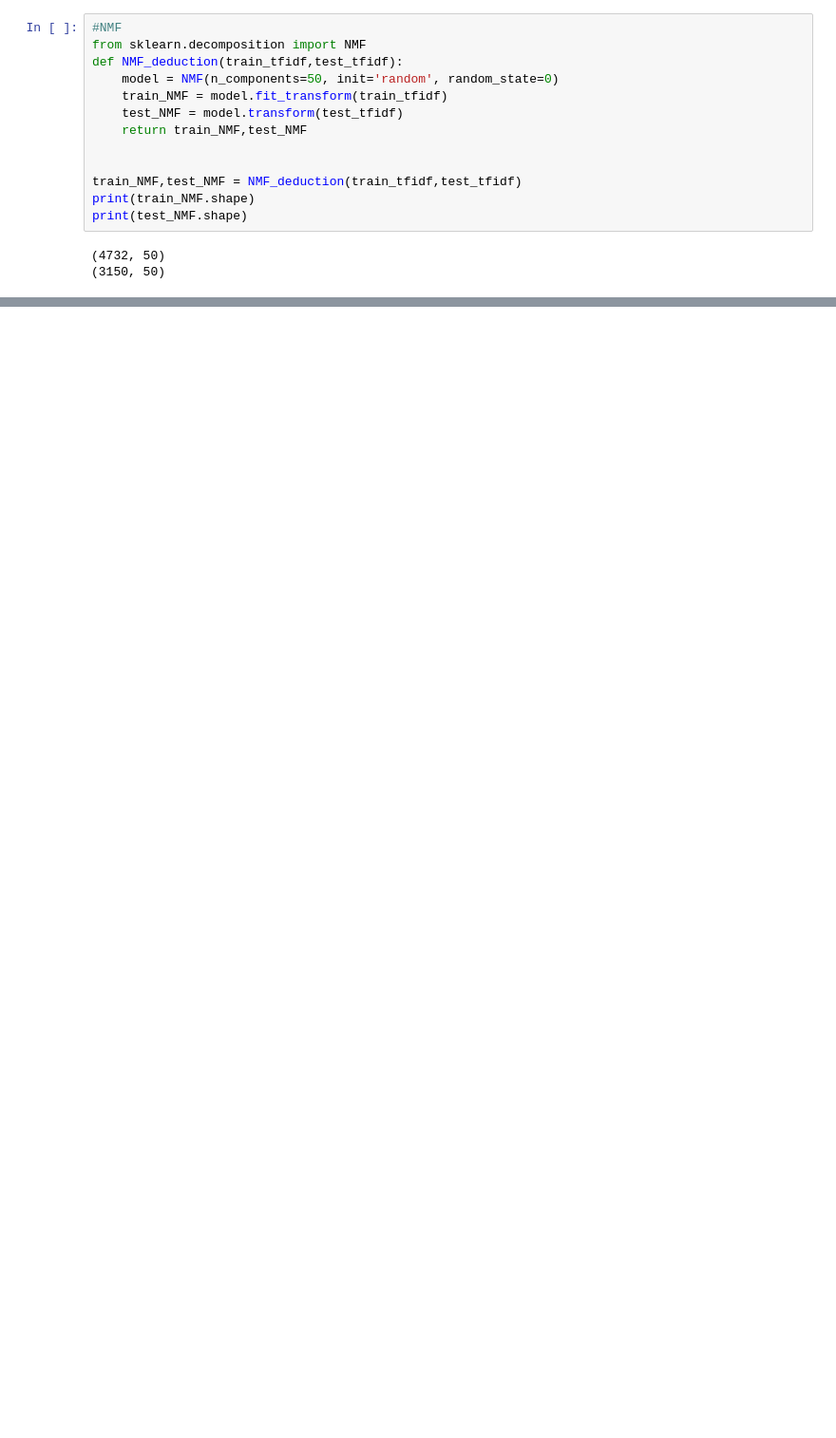
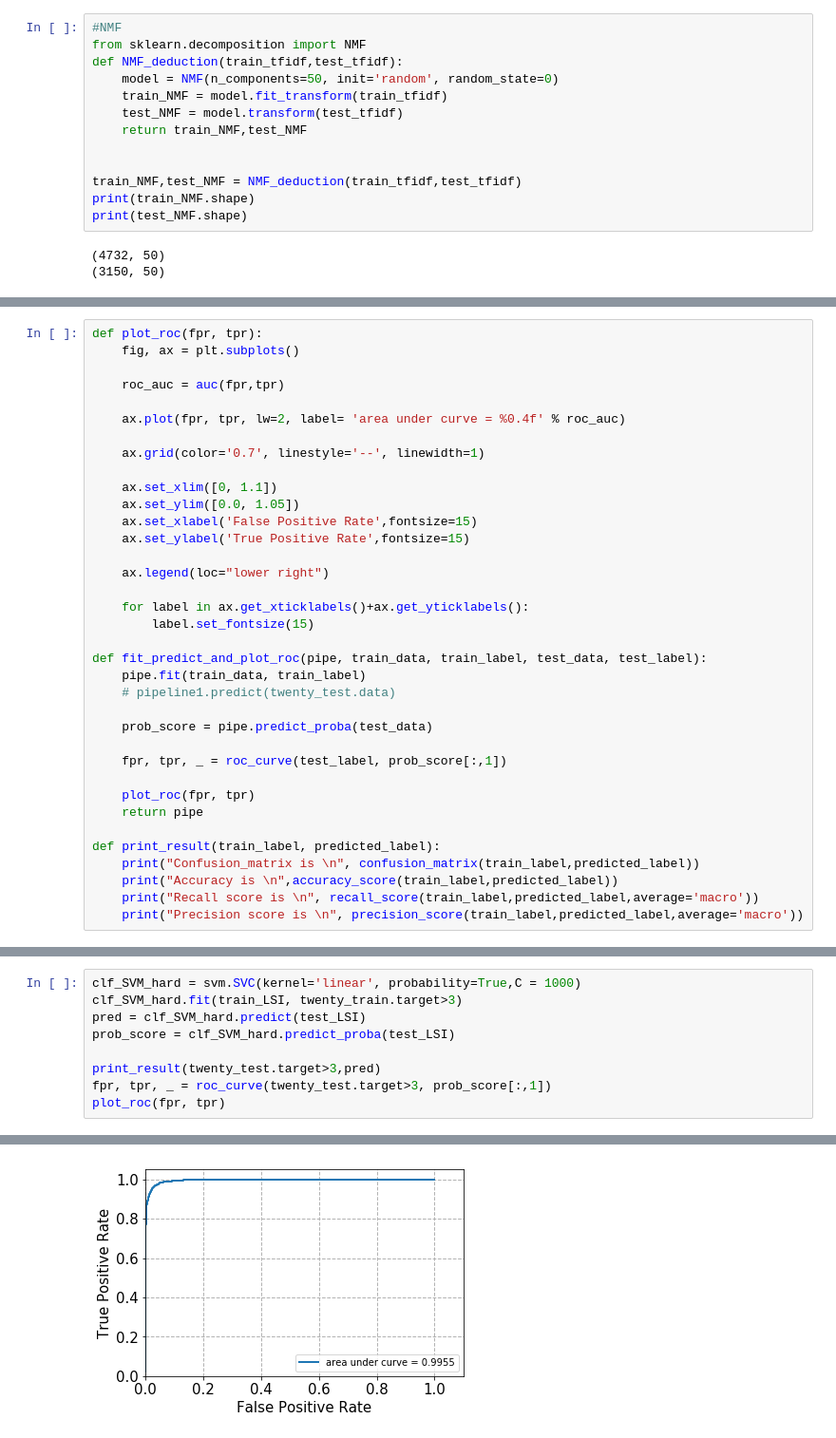
Before and after one commit to wppply/ECE219_projects, a Jupyter notebook: project_1/scratchBook.ipynb, the cells around one changed output, grey strips where cells are left out. Shown: that part at 95% size. Saved outputs shown, nothing was run; the diff lists cells and outputs as text; blank space fills up the shorter version.

```diff
--- a/project_1/scratchBook.ipynb
+++ b/project_1/scratchBook.ipynb
@@ -216,0 +232,36 @@ print(test_NMF.shape)
+# %%
+def plot_roc(fpr, tpr):
+    fig, ax = plt.subplots()
+
+    roc_auc = auc(fpr,tpr)
+
+    ax.plot(fpr, tpr, lw=2, label= 'area under curve = %0.4f' % roc_auc)
+
+    ax.grid(color='0.7', linestyle='--', linewidth=1)
+
+    ax.set_xlim([0, 1.1])
+    ax.set_ylim([0.0, 1.05])
+    ax.set_xlabel('False Positive Rate',fontsize=15)
+    ax.set_ylabel('True Positive Rate',fontsize=15)
+
+    ax.legend(loc="lower right")
+
+    for label in ax.get_xticklabels()+ax.get_yticklabels():
+        label.set_fontsize(15)
+
+def fit_predict_and_plot_roc(pipe, train_data, train_label, test_data, test_label):
+    pipe.fit(train_data, train_label)
+    # pipeline1.predict(twenty_test.data)
+
+    prob_score = pipe.predict_proba(test_data)
+
+    fpr, tpr, _ = roc_curve(test_label, prob_score[:,1])
+
+    plot_roc(fpr, tpr)
+    return pipe
+
+def print_result(train_label, predicted_label):
+    print("Confusion_matrix is \n", confusion_matrix(train_label,predicted_label))
+    print("Accuracy is \n",accuracy_score(train_label,predicted_label))
+    print("Recall score is \n", recall_score(train_label,predicted_label,average='macro'))
+    print("Precision score is \n", precision_score(train_label,predicted_label,average='macro'))
@@ -216,0 +286,10 @@ print(test_NMF.shape)
+# %%
+clf_SVM_hard = svm.SVC(kernel='linear', probability=True,C = 1000)
+clf_SVM_hard.fit(train_LSI, twenty_train.target>3)
+pred = clf_SVM_hard.predict(test_LSI)
+prob_score = clf_SVM_hard.predict_proba(test_LSI)
+
+print_result(twenty_test.target>3,pred)
+fpr, tpr, _ = roc_curve(twenty_test.target>3, prob_score[:,1])
+plot_roc(fpr, tpr)
+# %% [output]
@@ -216,0 +305 @@ print(test_NMF.shape)
+[figure, added]
```
Also changed, not shown: parts of 27 cells of this notebook, 2 other files.
